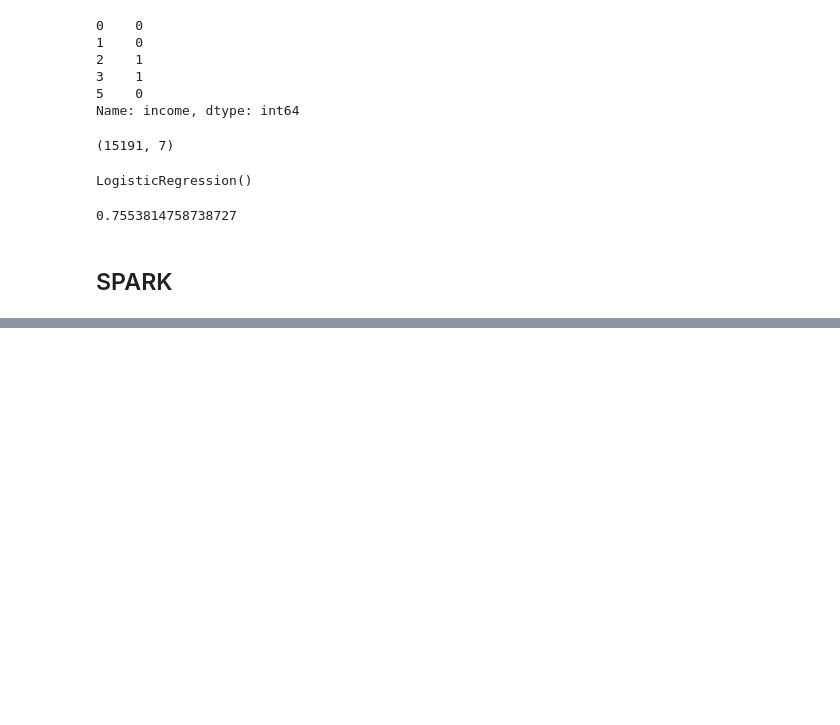
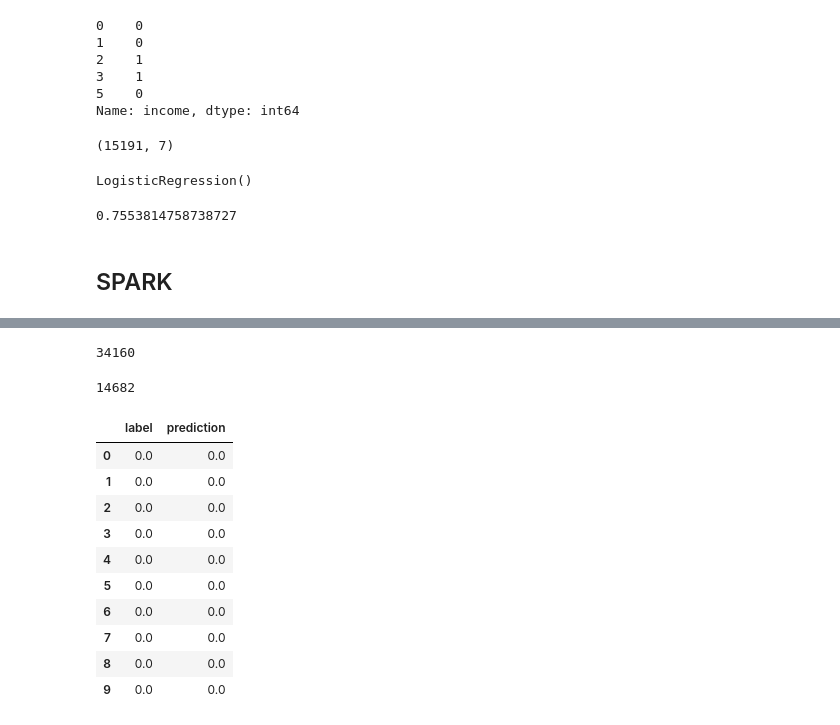
Before and after one commit to marcomilanesio/marcomilanesio.github.io, a Jupyter notebook: material/8/salary.ipynb, the cells around one changed output, grey strips where cells are left out. Drawn from its saved outputs; the diff is of its cells as text; code cells hidden in the pictures; blank space fills up the shorter version.

```diff
--- a/material/8/salary.ipynb
+++ b/material/8/salary.ipynb
@@ -235,0 +362,2 @@ df = spark.read.csv('adult.csv', header=False, schema=schema)
+# %%
+df5 = indexer.fit(df4).transform(df4)
@@ -235,0 +378,29 @@ df = spark.read.csv('adult.csv', header=False, schema=schema)
+# %%
+train, test = df5.randomSplit([0.7, 0.3], seed=0)
+# %%
+train.count()
+# %% [output]
+34160
+# %%
+test.count()
+# %% [output]
+14682
+# %%
+lr = LogisticRegression(featuresCol='features', labelCol='label')
+model = lr.fit(train)
+# %%
+pred = model.transform(test)
+# %%
+pred.limit(10).toPandas()[['label', 'prediction']]
+# %% [output]
+|  | label | prediction |
+| 0 | 0.0 | 0.0 |
+| 1 | 0.0 | 0.0 |
+| 2 | 0.0 | 0.0 |
+| 3 | 0.0 | 0.0 |
+| 4 | 0.0 | 0.0 |
+| 5 | 0.0 | 0.0 |
+| 6 | 0.0 | 0.0 |
+| 7 | 0.0 | 0.0 |
+| 8 | 0.0 | 0.0 |
+| 9 | 0.0 | 0.0 |
```
Also changed, not shown: parts of 22 cells of this notebook, 1 other file.
